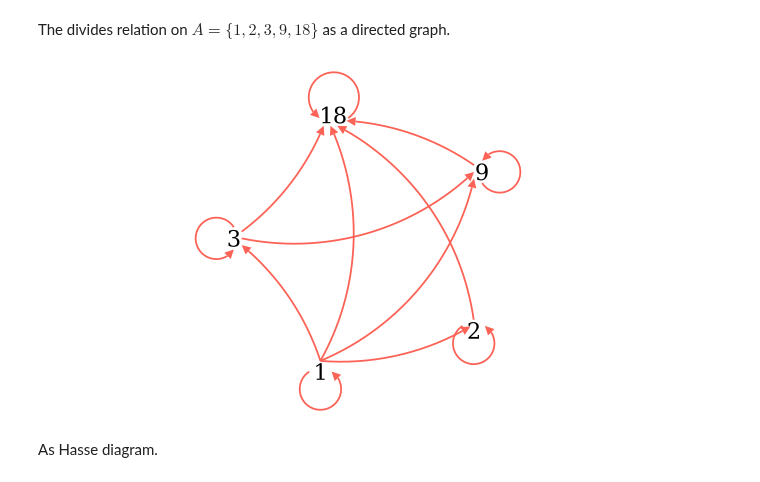
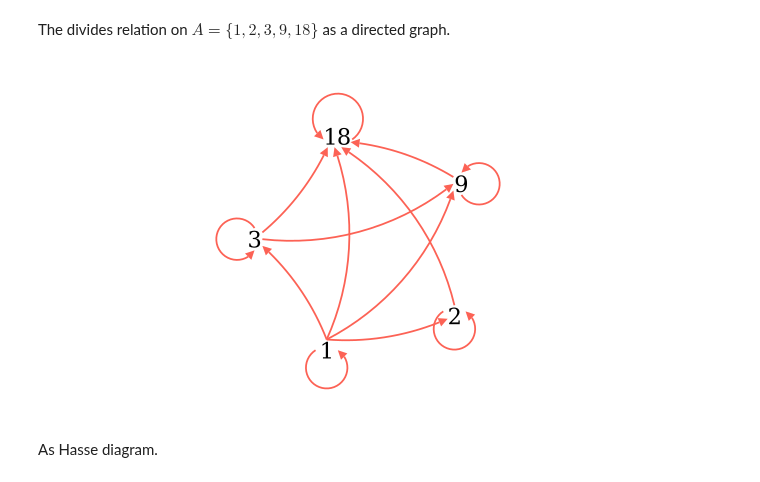
Before and after one commit to PhotonicGluon/NZQRC-Book, a Jupyter notebook: code/image_generation/notebooks/part-2/relations-2.ipynb, the cells around one changed output. Saved outputs shown, nothing was run; the diff lists cells and outputs as text; code cells hidden in the pictures.

```diff
--- a/code/image_generation/notebooks/part-2/relations-2.ipynb
+++ b/code/image_generation/notebooks/part-2/relations-2.ipynb
@@ -406,7 +406,7 @@ The divides relation on $A = \{1, 2, 3, 9, 18\}$ as a directed graph.
 
 FONT_SIZE = 36
 
-RADIUS = 3  # Radius of pentagon
+RADIUS = 2.5  # Radius of pentagon
 
 ELEMENT_POS_SHIFT = 0.05
 ARROW_STROKE_WIDTH = 4
@@ -452,35 +452,35 @@ class RelationDiagram(Scene):
             (1, 0): ((1*ARROW_START_SHIFT)*UP, (1.5*ARROW_START_SHIFT)*(0.5*UP+1.25*RIGHT)),
             (2, 0): (0, (0.5*ARROW_START_SHIFT)*RIGHT),
             (3, 0): (0, (0.5*ARROW_START_SHIFT)*LEFT),
             (3, 1): (0, (1*ARROW_START_SHIFT)*DOWN),
-            (3, 2): (0, (0.5*ARROW_START_SHIFT)*(2*DOWN+LEFT)),
+            (3, 2): (0, (1*ARROW_START_SHIFT)*(2*DOWN+LEFT)),
             (3, 4): (0, (1*ARROW_START_SHIFT)*DOWN),
             (4, 0): ((1*ARROW_START_SHIFT)*UP, (1.5*ARROW_START_SHIFT)*LEFT),
             (4, 1): (0, 0)
         }
 
         inter_element_arrows = [
             ArcBetweenPoints(
                 element_reference_position[i] + adj_i,
                 element_reference_position[j] + adj_j,
                 radius = 6
             )
             for (i, j), (adj_i, adj_j) in inter_element_relations.items()
         ]
         arrows = [*reflexive_arrows, *inter_element_arrows]
 
         for arrow in arrows:
             arrow.set_color(RED)
             arrow.add_tip(tip_length=ARROW_TIP_SIZE, tip_width=ARROW_TIP_SIZE)
 
         arrows = VGroup(*arrows)
 
         # Add all elements to the scene
         group = Group(elements, arrows)
         group.center()
         self.add(group)
 # %% [output]
-[figure, old version]
+[figure, new version]
 # %% [markdown]
 As Hasse diagram.
 # %%
```
Also changed, not shown: parts of 8 cells of this notebook, 7 other files.
